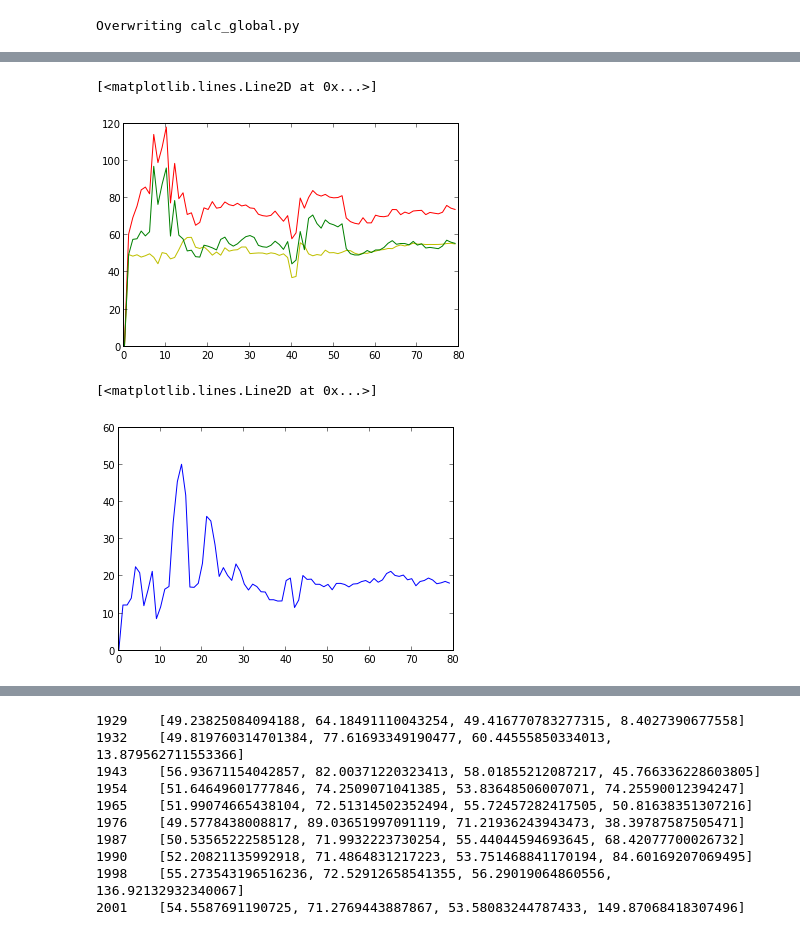
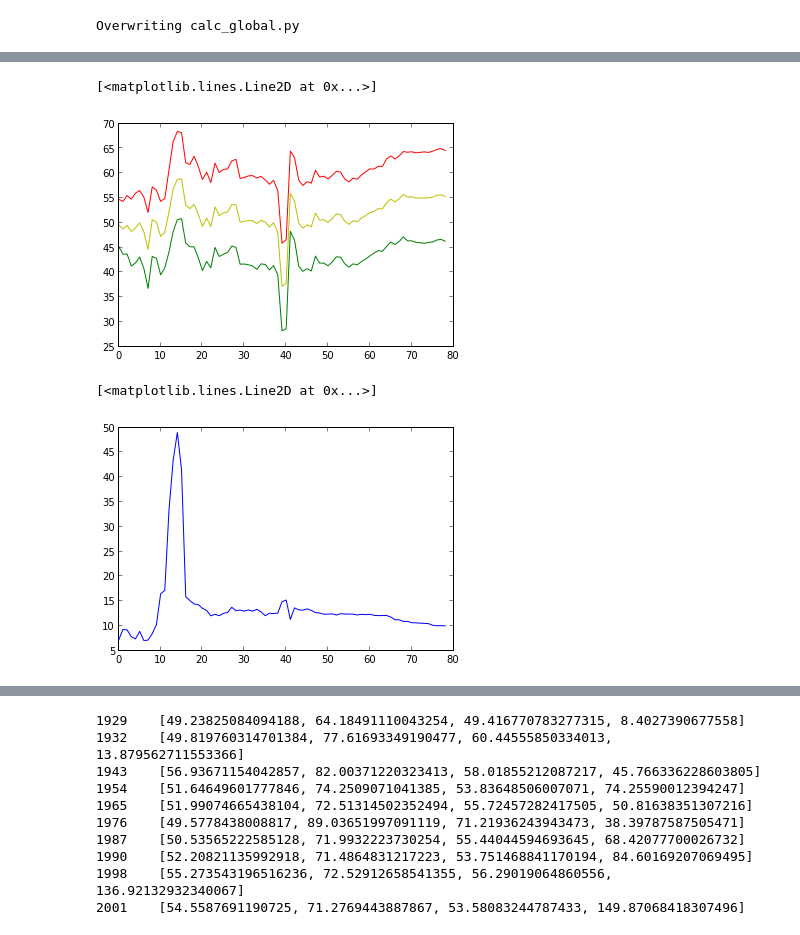
Before and after one commit to stream101/bigdata_final, a Jupyter notebook: 02_Global_Trend.ipynb, the cells around one changed output, grey strips where cells are left out. Saved outputs shown, nothing was run; the diff lists cells and outputs as text; code cells hidden in the pictures.

```diff
--- a/02_Global_Trend.ipynb
+++ b/02_Global_Trend.ipynb
@@ -169,35 +181,35 @@ Removing all files in s3://lojin/scratch/calc_global.ubuntu.20140612.172017.6620
 # %%
 data_in=open('global_info', 'r')
 
-max_per_year = [0]*(2008-1929+1)
-min_per_year = [0]*(2008-1929+1)
-mean_per_year = [0]*(2008-1929+1)
-visible_per_year = [0]*(2008-1929+1)
+max_per_year = [0]*(2008-1930+1)
+min_per_year = [0]*(2008-1930+1)
+mean_per_year = [0]*(2008-1930+1)
+visible_per_year = [0]*(2008-1930+1)
 
 for line in data_in.readlines():
     words=line.split('\t')
     words[1]=words[1].replace('[','')
     words[1]=words[1].replace(']','')
     wordss=words[1].split(',')
-    mean_per_year[int(words[0])-1929] = float(wordss[0])
-    max_per_year[int(words[0])-1929] = float(wordss[1])
-    min_per_year[int(words[0])-1929] = float(wordss[2])
-    visible_per_year[int(words[0])-1929] = float(wordss[3])
+    mean_per_year[int(words[0])-1930] = float(wordss[0])
+    max_per_year[int(words[0])-1930] = float(wordss[1])
+    min_per_year[int(words[0])-1930] = float(wordss[2])
+    visible_per_year[int(words[0])-1930] = float(wordss[3])
 
 data_in.close()
 
 plot(mean_per_year, 'y')
 plot(max_per_year, 'r')
 plot(min_per_year, 'g')
 #plot(visible_per_year, 'y')
 # %% [output]
 [<matplotlib.lines.Line2D at 0x...>]
-[figure, old version]
+[figure, new version]
 # %%
 plot(visible_per_year, 'b')
 # %% [output]
 [<matplotlib.lines.Line2D at 0x...>]
-[figure, old version]
+[figure, new version]
 # %%
 !python calc_global.py -r emr --emr-job-flow-id $job_flow_id gsod.head.csv > temp --stationyear valid_station_year.csv
 # %% [output]
```
Also changed, not shown: parts of 4 cells of this notebook, 4 other files.
